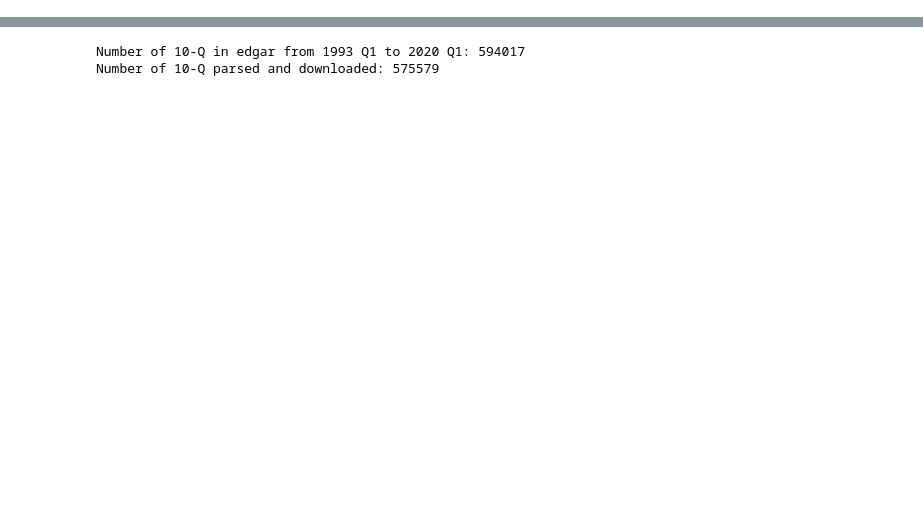
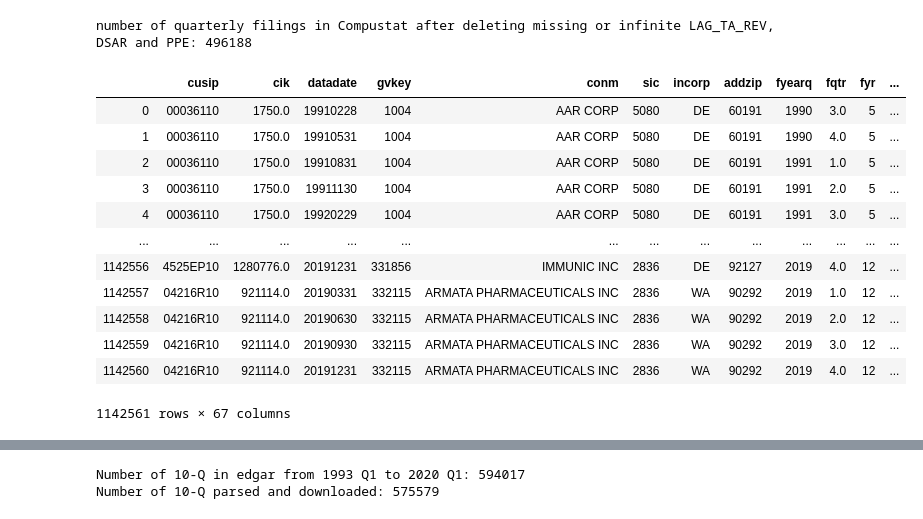
Before and after one commit to fengzhi22/narrative_conservatism, a Jupyter notebook: code/4_statistics_10-Q.ipynb, the cells around one changed output, grey strips where cells are left out. Saved outputs shown, nothing was run; the diff lists cells and outputs as text; code cells hidden in the pictures; blank space fills up the shorter version.

```diff
--- a/code/4_statistics_10-Q.ipynb
+++ b/code/4_statistics_10-Q.ipynb
@@ -123,0 +113,57 @@ number of monthly data in CRSP that contains only numeric returns: 4511394
+# %%
+################ Create COMP_DA to calculate DA and then merge with COMP (in order to preserve obs.)
+### Drop obs. with non-positive assets in compustat raw data
+comp_DA = comp.loc[(comp['LAG_TA_REV'] != np.inf) & (comp['LAG_TA_REV'].isnull() == False) & (comp['LAG_TA_REV'] != -np.inf)]
+comp_DA = comp_DA.loc[(comp_DA['DSAR'] != np.inf) & (comp_DA['DSAR'].isnull() == False) & (comp_DA['DSAR'] != -np.inf)]
+comp_DA = comp_DA.loc[(comp_DA['PPE'] != np.inf) & (comp_DA['PPE'].isnull() == False) & (comp_DA['PPE'] != -np.inf)]
+print('number of quarterly filings in Compustat after deleting missing or infinite LAG_TA_REV, DSAR and PPE: ' + str(comp_DA.shape[0]))
+
+############## Winsorize ##############################
+###### Define a function that winsorize a variable at 1% and 99%
+def winsorize (df, colnames):
+    for col in colnames:
+        varq01 = df[col].quantile(.01)
+        varq99 = df[col].quantile(.99)
+        df[col] = df[col].clip(varq01, varq99)
+    return df
+
+############## Winsorize DA variables
+comp_DA = winsorize(comp_DA, ['TACC', 'LAG_TA_REV', 'DSAR', 'PPE'])
+
+######## Create DA: residual from TACC regression by each two-digit SIC-year
+def TACC_reg(data):
+    try:
+        if data.shape[0] >= 20:
+            y, X = ps.dmatrices('TACC ~ 1 + LAG_TA_REV + DSAR + PPE', data = data, return_type = 'dataframe')
+            model = sm.OLS(y, X)
+            res = model.fit()
+            data['DA'] = res.resid
+            return data
+    except:
+        pass
+
+comp_DA = comp_DA.groupby(['SIC2','fyearq']).apply(TACC_reg)
+# comp_DA['DA'].describe()
+
+####### Drop duplicate gvkey-datadate in comp_DA
+comp_DA = comp_DA[comp_DA.duplicated(subset=['gvkey', 'datadate']) == False]
+
+####### Join DA to COMP
+comp = pd.merge(comp, comp_DA[['gvkey', 'datadate', 'DA']], on = ['gvkey', 'datadate'], how='left', validate = 'm:1')
+
+comp
+# %% [output]
+number of quarterly filings in Compustat after deleting missing or infinite LAG_TA_REV, DSAR and PPE: 496188
+|  | cusip | cik | datadate | gvkey | conm | sic | incorp | addzip | fyearq | fqtr | fyr | ... |
+| 0 | 00036110 | 1750.0 | 19910228 | 1004 | AAR CORP | 5080 | DE | 60191 | 1990 | 3.0 | 5 | ... |
+| 1 | 00036110 | 1750.0 | 19910531 | 1004 | AAR CORP | 5080 | DE | 60191 | 1990 | 4.0 | 5 | ... |
+| 2 | 00036110 | 1750.0 | 19910831 | 1004 | AAR CORP | 5080 | DE | 60191 | 1991 | 1.0 | 5 | ... |
+| 3 | 00036110 | 1750.0 | 19911130 | 1004 | AAR CORP | 5080 | DE | 60191 | 1991 | 2.0 | 5 | ... |
+| 4 | 00036110 | 1750.0 | 19920229 | 1004 | AAR CORP | 5080 | DE | 60191 | 1991 | 3.0 | 5 | ... |
+| ... | ... | ... | ... | ... | ... | ... | ... | ... | ... | ... | ... | ... |
+| 1142556 | 4525EP10 | 1280776.0 | 20191231 | 331856 | IMMUNIC INC | 2836 | DE | 92127 | 2019 | 4.0 | 12 | ... |
+| 1142557 | 04216R10 | 921114.0 | 20190331 | 332115 | ARMATA PHARMACEUTICALS INC | 2836 | WA | 90292 | 2019 | 1.0 | 12 | ... |
+| 1142558 | 04216R10 | 921114.0 | 20190630 | 332115 | ARMATA PHARMACEUTICALS INC | 2836 | WA | 90292 | 2019 | 2.0 | 12 | ... |
+| 1142559 | 04216R10 | 921114.0 | 20190930 | 332115 | ARMATA PHARMACEUTICALS INC | 2836 | WA | 90292 | 2019 | 3.0 | 12 | ... |
+| 1142560 | 04216R10 | 921114.0 | 20191231 | 332115 | ARMATA PHARMACEUTICALS INC | 2836 | WA | 90292 | 2019 | 4.0 | 12 | ... |
+1142561 rows × 67 columns
```
Also changed, not shown: parts of 14 cells of this notebook, 15 other files.
